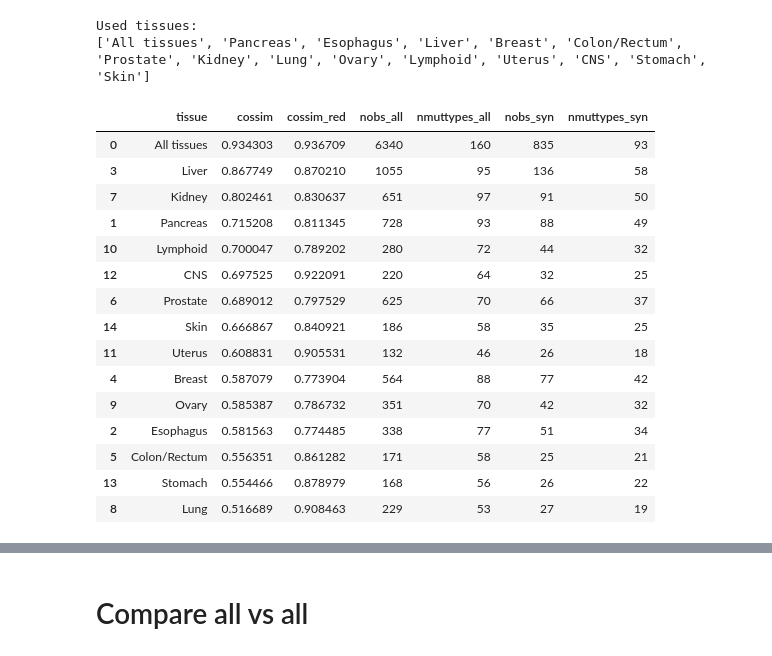
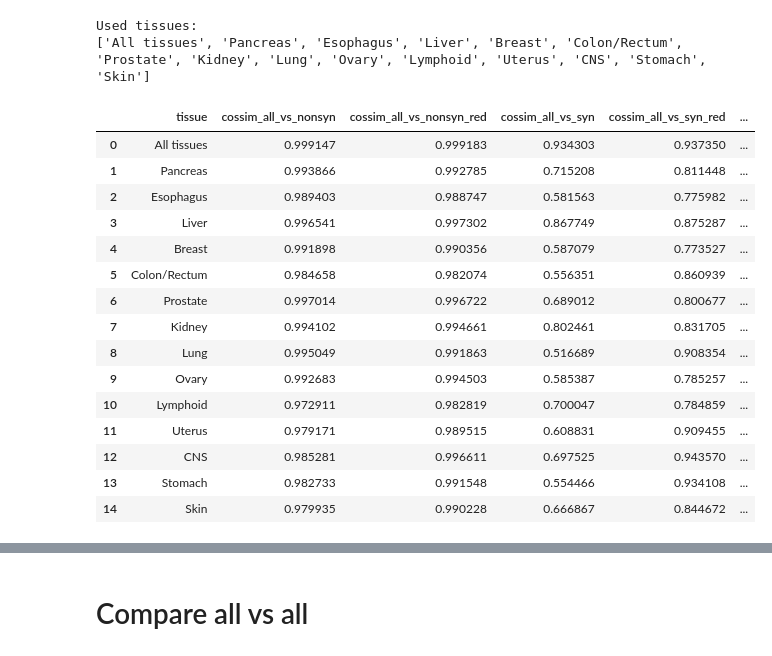
Before and after one commit to mitoclub/mtdna-192component-mutspec-chordata, a Jupyter notebook: scripts/cancer_analysis.ipynb, the cells around one changed output, grey strips where cells are left out. Drawn from its saved outputs; the diff is of its cells as text; code cells hidden in the pictures.

```diff
--- a/scripts/cancer_analysis.ipynb
+++ b/scripts/cancer_analysis.ipynb
@@ -170,0 +165,7 @@ exp_syn
+# %%
+exp_df = pd.Series(exp_all_freqs).rename('all').to_frame().join(
+    pd.Series(exp_syn_freqs).rename('syn').to_frame())
+exp_df['syn'] = exp_df['syn'].fillna(0.).astype(int)
+exp_df['nonsyn'] = exp_df['all'] - exp_df['syn']
+assert exp_df.nonsyn.min() > 0
+exp_df
@@ -171,3 +186,5 @@ exp_syn
+# %%
+exp_nonsyn_freqs = exp_df['nonsyn'].to_dict()
 # %%
 obs_all.tissue
 # %% [output]
@@ -290,49 +297,70 @@ for t in tissues_lst:
     sp = spectra_tissue_specific_wide.loc[t]
     if len(sp) == 1:
         continue
-    cossim_all_vs_syn = 1 - pdist(sp, 'cosine')[0]
+    pairwise_cossims = 1 - pdist(sp, 'cosine')
+    cossim_all_vs_nonsyn = pairwise_cossims[0]
+    cossim_all_vs_syn = pairwise_cossims[1]
+    cossim_nonsyn_vs_syn = pairwise_cossims[2]
 
     # cossim on reduced spectra
-    cossim_all_vs_syn_red = 1 - pdist(sp.loc[:, ~(sp == 0).any(axis=0)], 'cosine')[0]
+    pairwise_cossims_red = 1 - pdist(sp.loc[:, ~(sp == 0).any(axis=0)], 'cosine')
+    cossim_all_vs_nonsyn_red = pairwise_cossims_red[0]
+    cossim_all_vs_syn_red = pairwise_cossims_red[1]
+    cossim_nonsyn_vs_syn_red = pairwise_cossims_red[2]
 
     # num of observed mutations
     if t == 'All tissues':
         nobs_all = obs_all[(obs_all.Label >= 0)].shape[0]
+        nobs_nonsyn = obs_all[(obs_all.Label == 0)].shape[0]
         nobs_syn = obs_all[(obs_all.Label >= 1)].shape[0]
     else:
         nobs_all = obs_all[(obs_all.tissue == t) & (obs_all.Label >= 0)].shape[0]
+        nobs_nonsyn = obs_all[(obs_all.tissue == t) & (obs_all.Label == 0)].shape[0]
         nobs_syn = obs_all[(obs_all.tissue == t) & (obs_all.Label >= 1)].shape[0]
 
     #
     nmuttypes = (sp != 0).sum(axis=1)
 
     data_compare_all_syn.append([
-        t, cossim_all_vs_syn, cossim_all_vs_syn_red,
-        nobs_all, nmuttypes.loc['all'], nobs_syn, nmuttypes.loc['syn']
+        t,
+        cossim_all_vs_nonsyn, cossim_all_vs_nonsyn_red,
+        cossim_all_vs_syn, cossim_all_vs_syn_red,
+        cossim_nonsyn_vs_syn, cossim_nonsyn_vs_syn_red,
+        nobs_all, nmuttypes.loc['all'],
+        nobs_nonsyn, nmuttypes.loc['nonsyn'],
+        nobs_syn, nmuttypes.loc['syn'],
     ])
 # %% [output]
 Used tissues:
 ['All tissues', 'Pancreas', 'Esophagus', 'Liver', 'Breast', 'Colon/Rectum', 'Prostate', 'Kidney', 'Lung', 'Ovary', 'Lymphoid', 'Uterus', 'CNS', 'Stomach', 'Skin']
 # %%
-_cols = ['tissue', 'cossim', 'cossim_red', 'nobs_all', 'nmuttypes_all', 'nobs_syn', 'nmuttypes_syn']
+_cols = [
+    'tissue',
+    'cossim_all_vs_nonsyn', 'cossim_all_vs_nonsyn_red',
+    'cossim_all_vs_syn', 'cossim_all_vs_syn_red',
+    'cossim_nonsyn_vs_syn', 'cossim_nonsyn_vs_syn_red',
+    'nobs_all', 'nmuttypes_all',
+    'nobs_nonsyn', 'nmuttypes_nonsyn',
+    'nobs_syn', 'nmuttypes_syn',
+]
 df_compare_all_syn = pd.DataFrame(
-    data_compare_all_syn, columns=_cols).sort_values('cossim', ascending=False)
-df_compare_all_syn.to_csv('../data/human_cancer_spectra_all_vs_syn.csv', index=False)
+    data_compare_all_syn, columns=_cols)#.sort_values('cossim', ascending=False)
+df_compare_all_syn.to_csv('../data/human_cancer_spectra_all_vs_syn.csv', index=False, float_format='%g')
 df_compare_all_syn
 # %% [output]
-|  | tissue | cossim | cossim_red | nobs_all | nmuttypes_all | nobs_syn | nmuttypes_syn |
-| 0 | All tissues | 0.934303 | 0.936709 | 6340 | 160 | 835 | 93 |
-| 3 | Liver | 0.867749 | 0.870210 | 1055 | 95 | 136 | 58 |
-| 7 | Kidney | 0.802461 | 0.830637 | 651 | 97 | 91 | 50 |
-| 1 | Pancreas | 0.715208 | 0.811345 | 728 | 93 | 88 | 49 |
-| 10 | Lymphoid | 0.700047 | 0.789202 | 280 | 72 | 44 | 32 |
-| 12 | CNS | 0.697525 | 0.922091 | 220 | 64 | 32 | 25 |
-| 6 | Prostate | 0.689012 | 0.797529 | 625 | 70 | 66 | 37 |
-| 14 | Skin | 0.666867 | 0.840921 | 186 | 58 | 35 | 25 |
-| 11 | Uterus | 0.608831 | 0.905531 | 132 | 46 | 26 | 18 |
-| 4 | Breast | 0.587079 | 0.773904 | 564 | 88 | 77 | 42 |
-| 9 | Ovary | 0.585387 | 0.786732 | 351 | 70 | 42 | 32 |
-| 2 | Esophagus | 0.581563 | 0.774485 | 338 | 77 | 51 | 34 |
-| 5 | Colon/Rectum | 0.556351 | 0.861282 | 171 | 58 | 25 | 21 |
-| 13 | Stomach | 0.554466 | 0.878979 | 168 | 56 | 26 | 22 |
-| 8 | Lung | 0.516689 | 0.908463 | 229 | 53 | 27 | 19 |
+|  | tissue | cossim_all_vs_nonsyn | cossim_all_vs_nonsyn_red | cossim_all_vs_syn | cossim_all_vs_syn_red | ... |
+| 0 | All tissues | 0.999147 | 0.999183 | 0.934303 | 0.937350 | ... |
+| 1 | Pancreas | 0.993866 | 0.992785 | 0.715208 | 0.811448 | ... |
+| 2 | Esophagus | 0.989403 | 0.988747 | 0.581563 | 0.775982 | ... |
+| 3 | Liver | 0.996541 | 0.997302 | 0.867749 | 0.875287 | ... |
+| 4 | Breast | 0.991898 | 0.990356 | 0.587079 | 0.773527 | ... |
+| 5 | Colon/Rectum | 0.984658 | 0.982074 | 0.556351 | 0.860939 | ... |
+| 6 | Prostate | 0.997014 | 0.996722 | 0.689012 | 0.800677 | ... |
+| 7 | Kidney | 0.994102 | 0.994661 | 0.802461 | 0.831705 | ... |
+| 8 | Lung | 0.995049 | 0.991863 | 0.516689 | 0.908354 | ... |
+| 9 | Ovary | 0.992683 | 0.994503 | 0.585387 | 0.785257 | ... |
+| 10 | Lymphoid | 0.972911 | 0.982819 | 0.700047 | 0.784859 | ... |
+| 11 | Uterus | 0.979171 | 0.989515 | 0.608831 | 0.909455 | ... |
+| 12 | CNS | 0.985281 | 0.996611 | 0.697525 | 0.943570 | ... |
+| 13 | Stomach | 0.982733 | 0.991548 | 0.554466 | 0.934108 | ... |
+| 14 | Skin | 0.979935 | 0.990228 | 0.666867 | 0.844672 | ... |
```
Also changed, not shown: parts of 19 cells of this notebook, 5 other files.
